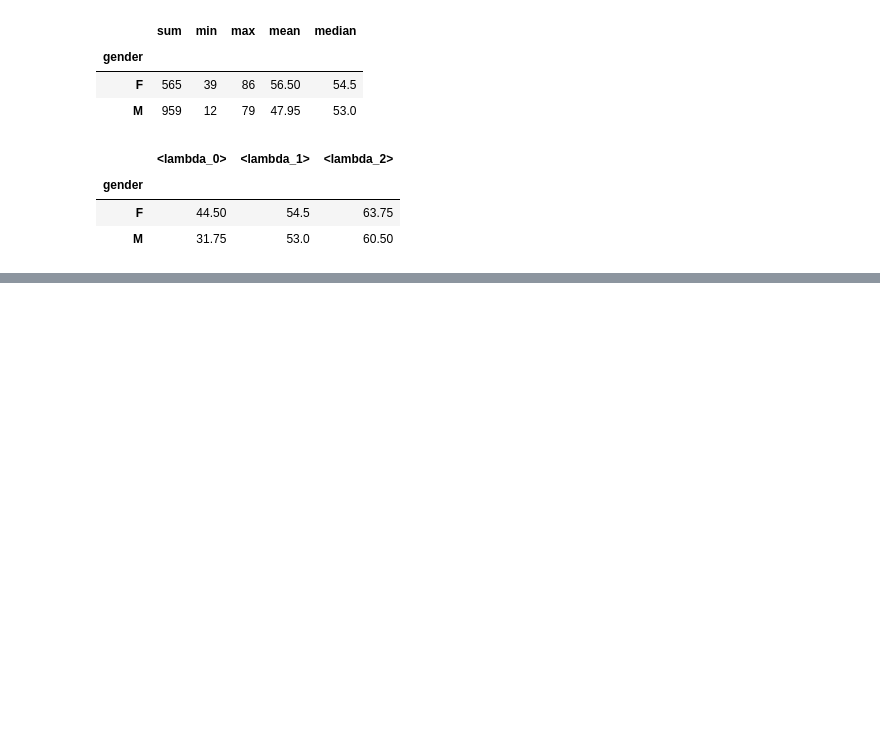
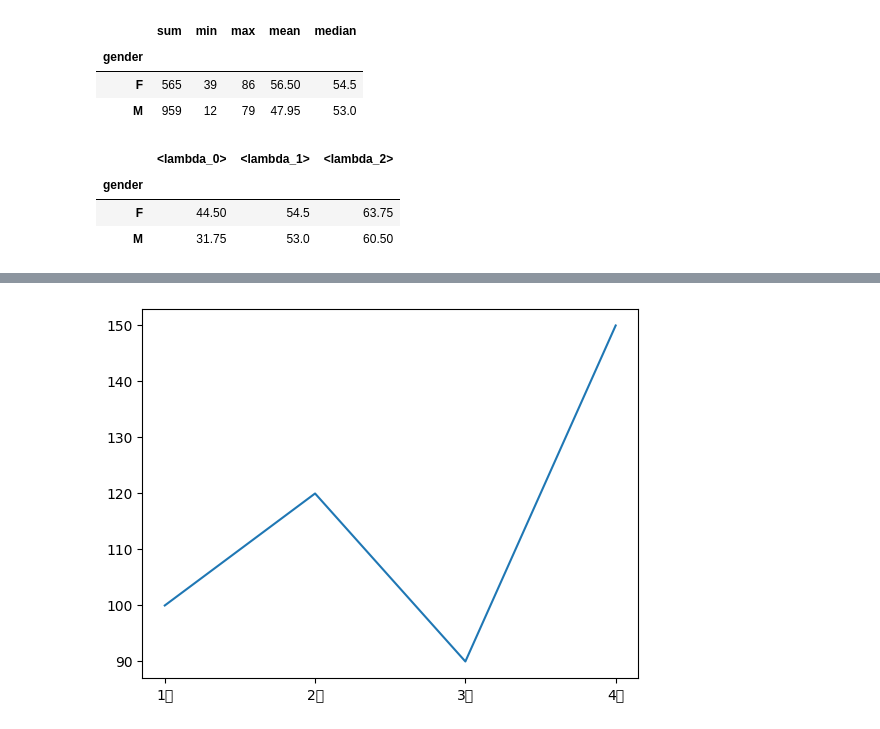
Before and after one commit to chayojun/EMS_Python_Analysis, a Jupyter notebook: scr/04_data_preprocessing.ipynb, the cells around one changed output, grey strips where cells are left out. Saved outputs shown, nothing was run; the diff lists cells and outputs as text; code cells hidden in the pictures; blank space fills up the shorter version.

```diff
--- a/scr/04_data_preprocessing.ipynb
+++ b/scr/04_data_preprocessing.ipynb
@@ -449,0 +469,10 @@ df2["final_score"].agg([
+# %%
+import matplotlib.pyplot as plt
+
+months = ["1월","2월","3월","4월"]
+sales = [100, 120, 90, 150]
+
+plt.plot(months, sales)
+plt.show()
+# %% [output]
+[figure, added]
```
Also changed, not shown: parts of 11 cells of this notebook.
